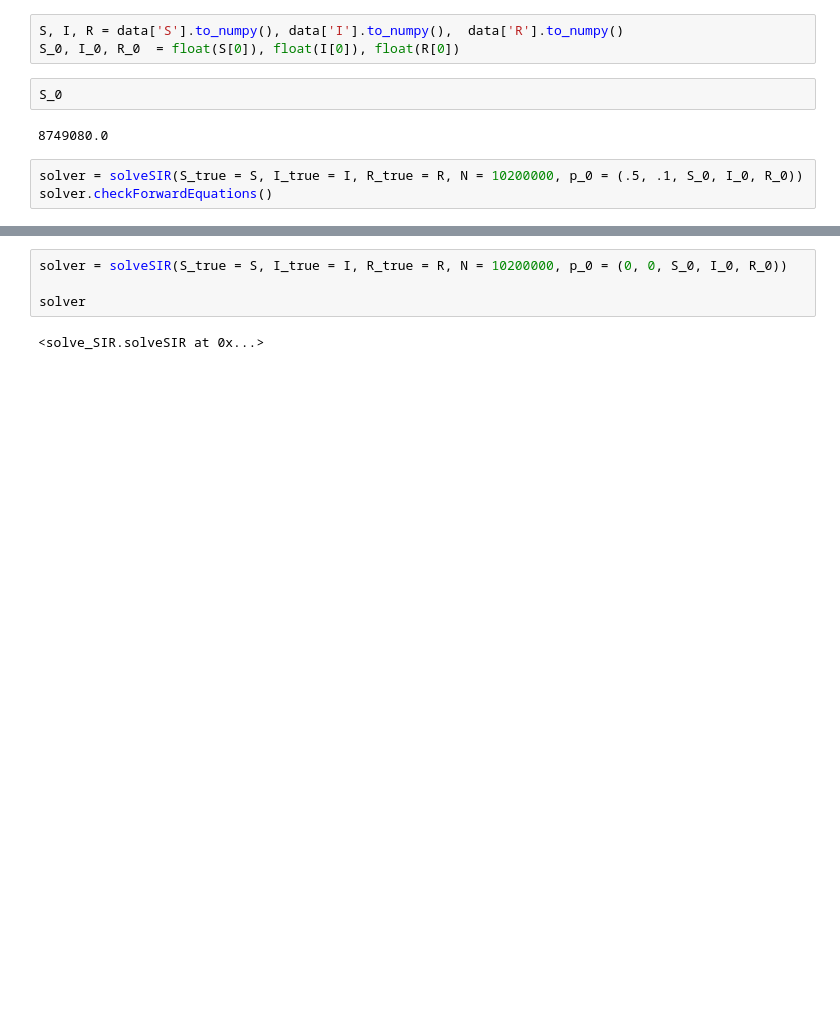
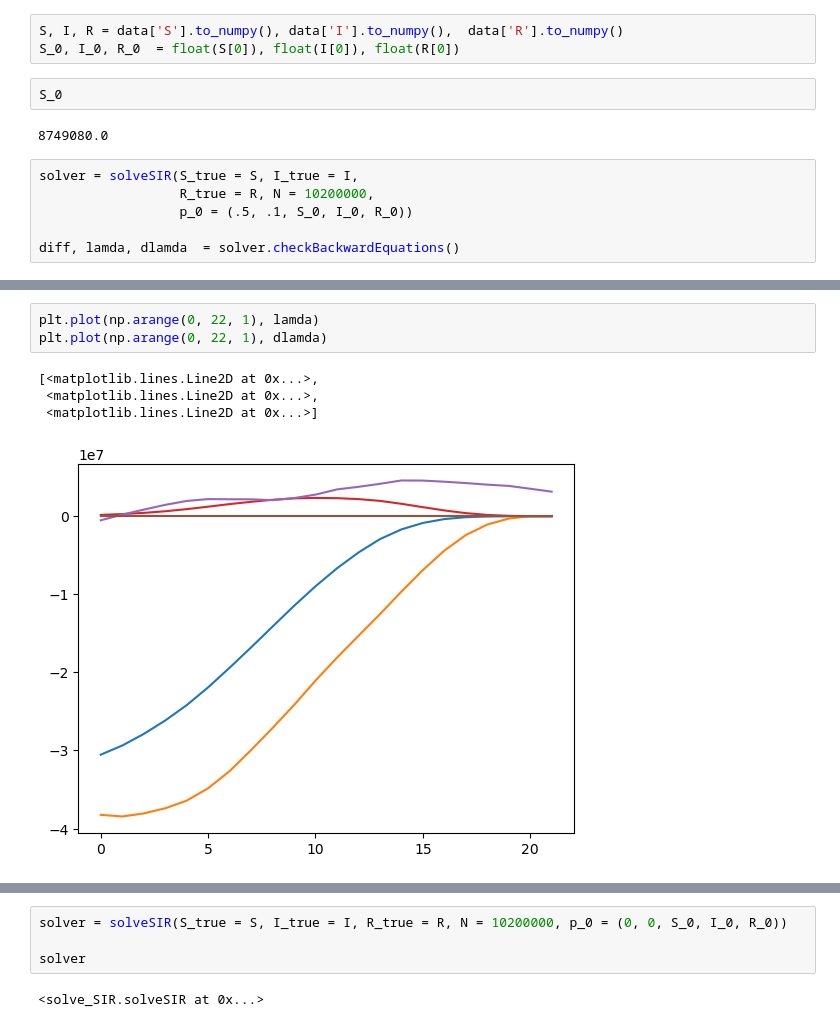
Before and after one commit to oaf9/Differential-Game-Theory-for-SIR-Models, a Jupyter notebook: Code/sir_notebook.ipynb, the cells around one changed output, grey strips where cells are left out. Saved outputs shown, nothing was run; the diff lists cells and outputs as text; blank space fills up the shorter version.

Commit message:
backwards verification

```diff
--- a/Code/sir_notebook.ipynb
+++ b/Code/sir_notebook.ipynb
@@ -15,6 +14,9 @@ S_0
 # %% [output]
 8749080.0
 # %%
-solver = solveSIR(S_true = S, I_true = I, R_true = R, N = 10200000, p_0 = (.5, .1, S_0, I_0, R_0))
-solver.checkForwardEquations()
+solver = solveSIR(S_true = S, I_true = I,
+                  R_true = R, N = 10200000,
+                  p_0 = (.5, .1, S_0, I_0, R_0))
+
+diff, lamda, dlamda  = solver.checkBackwardEquations()
 # %% [output]
@@ -21,0 +40,8 @@ solver.checkForwardEquations()
+# %%
+plt.plot(np.arange(0, 22, 1), lamda)
+plt.plot(np.arange(0, 22, 1), dlamda)
+# %% [output]
+[<matplotlib.lines.Line2D at 0x...>,
+ <matplotlib.lines.Line2D at 0x...>,
+ <matplotlib.lines.Line2D at 0x...>]
+[figure, added]
```
Also changed, not shown: parts of 5 cells of this notebook, 1 other file.
